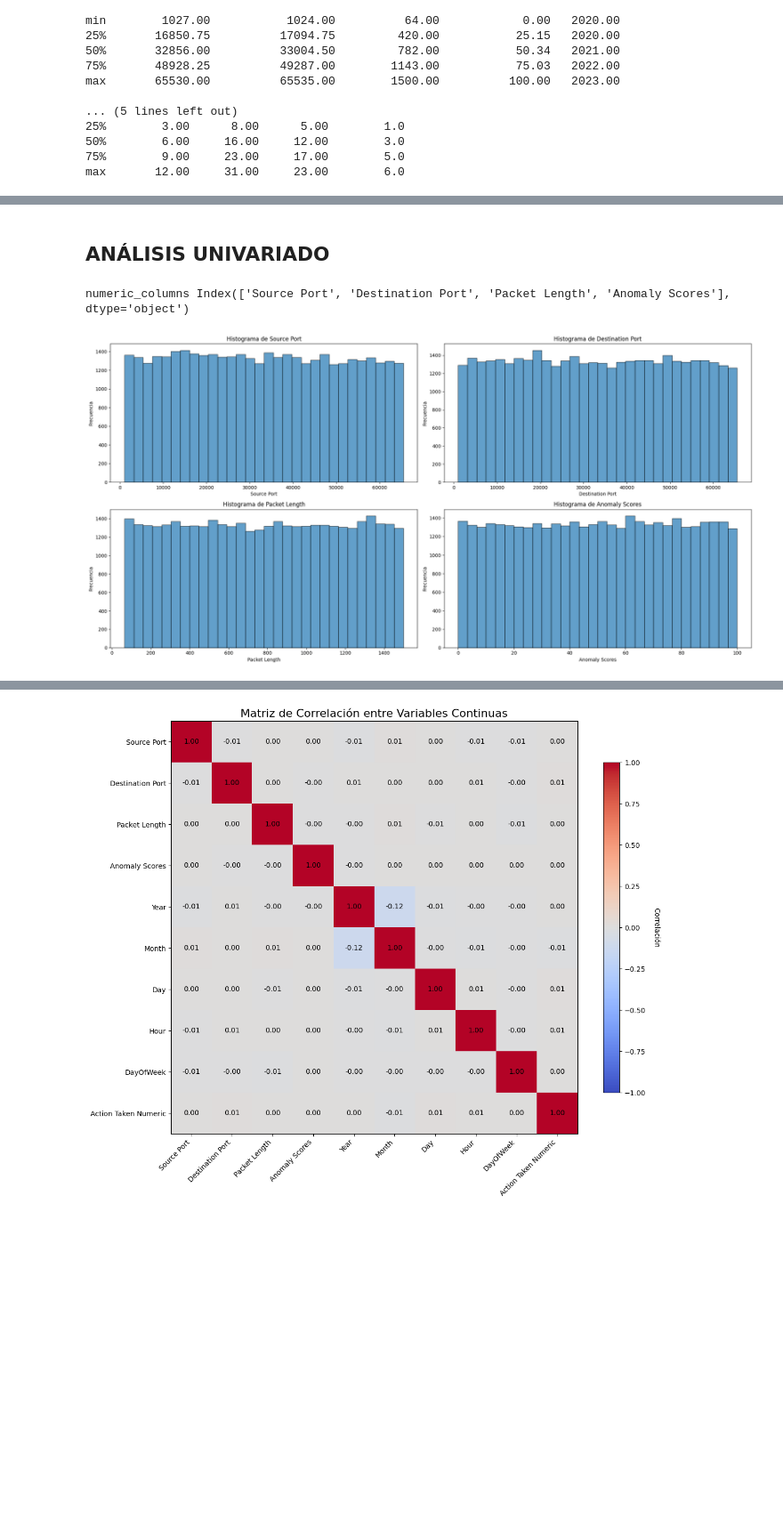
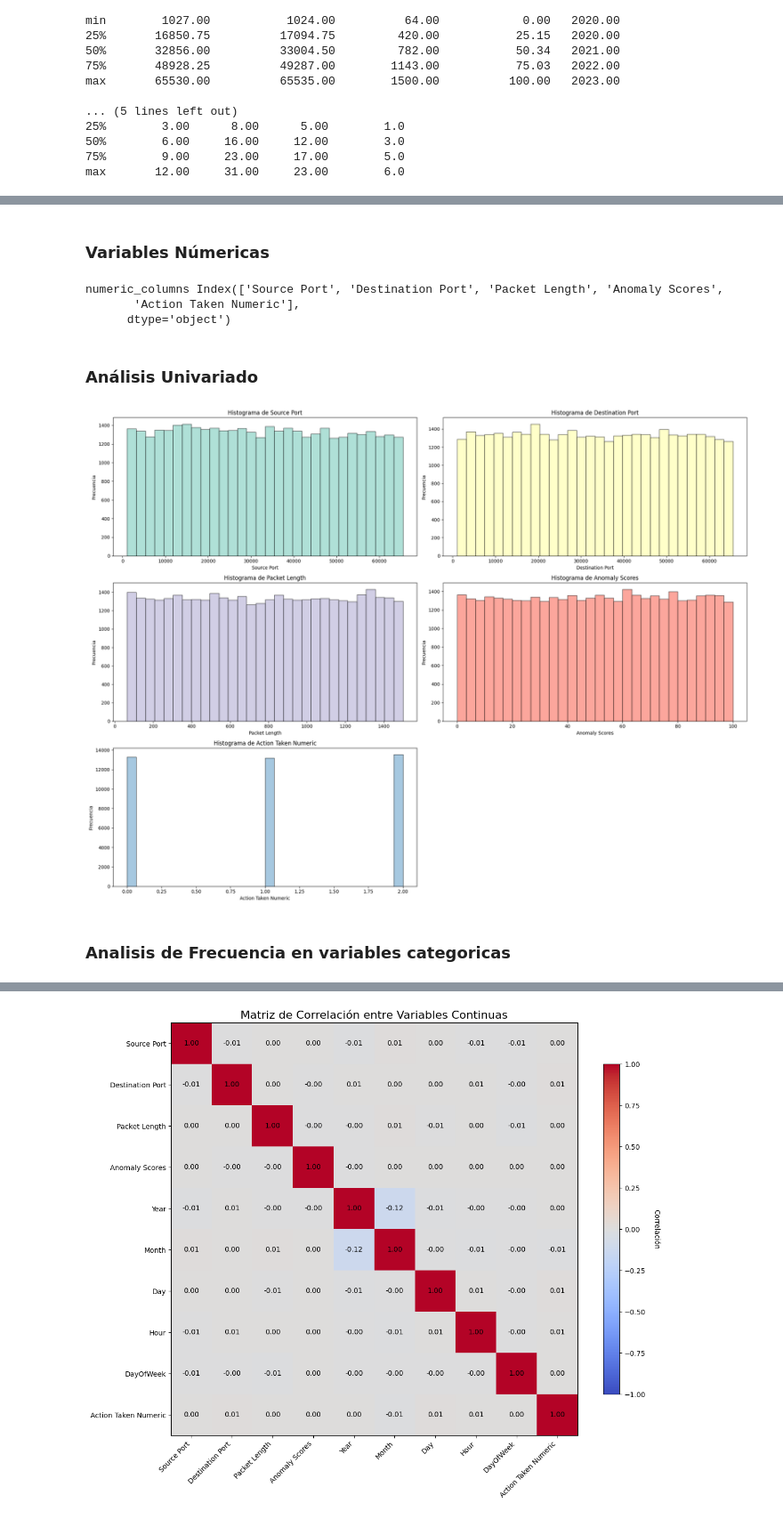
Before and after one commit to acvalenciaudea/fundamentos_de_programacion_cd, a Jupyter notebook: taller3/main.ipynb, the cells around one changed output, grey strips where cells are left out. Shown at 89% size. Drawn from its saved outputs; the diff is of its cells as text; code cells hidden in the pictures; blank space fills up the shorter version.

Commit message:
correcciones y analisis de datos

```diff
--- a/taller3/main.ipynb
+++ b/taller3/main.ipynb
@@ -144,0 +159,7 @@ For example, when doing 'df[col].method(value, inplace=True)', try using 'df.met
+# %%
+# Convertir Timestamp a datetime
+if "Timestamp" in df.columns:
+    df["Timestamp"] = pd.to_datetime(df["Timestamp"], errors="coerce")
+    print(
+        f"Timestamp convertido a datetime. Valores inválidos: {df['Timestamp'].isnull().sum()}"
+    )
@@ -207,0 +260,11 @@ df.head()
+# %%
+if "Anomaly Scores" in df.columns:
+    df["Anomaly_Category"] = pd.cut(
+        df["Anomaly Scores"],
+        bins=[0, 25, 50, 75, 100],
+        labels=["Bajo", "Medio", "Alto", "Crítico"],
+    )
+
+
+print(df["Anomaly_Category"])
+print("✓ Categorización de Anomaly Scores completada")
@@ -236,16 +329,25 @@ max       12.00     31.00     23.00        6.0
 # %%
 # Variables categoricas
-categorical_vars = df.select_dtypes(include=['object', 'category']).columns.tolist()
+categorical_vars = df.select_dtypes(include=["object", "category"]).columns.tolist()
 
 # Excluir direcciones IP que tienen demasiadas categorías únicas
-columns_to_exclude = ['Source IP Address', 'Destination IP Address']
+columns_to_exclude = [
+    "Source IP Address",
+    "Destination IP Address",
+    "Payload Data",
+    "Alert Triggered",
+    "User Information",
+    "Device Information",
+    "Geo-location Data",
+    "Proxy Information",
+    "Firewall Logs",
+    "IDS/IPS Alerts"
+]
 categorical_vars = [col for col in categorical_vars if col not in columns_to_exclude]
 if categorical_vars:
     print(f"\n\nVariables categóricas encontradas: {len(categorical_vars)}")
     for col in categorical_vars[:10]:  # Mostrar solo las primeras 10
         print(f"\n{col}:")
         value_counts = df[col].value_counts()
-        print(value_counts.head())
-        if len(value_counts) > 5:
-            print(f"... y {len(value_counts) - 5} categorías más")
+        print(value_counts)
 # %% [output]
@@ -269,32 +408,38 @@ Name: count, dtype: int64
+# %% [markdown]
+### Variables Númericas
+# %%
+# Identificar variables numéricas del dataset
+numeric_columns = df.select_dtypes(include=["float64", "int64"]).columns
+print("numeric_columns", numeric_columns)
+# %% [output]
+numeric_columns Index(['Source Port', 'Destination Port', 'Packet Length', 'Anomaly Scores',
+       'Action Taken Numeric'],
+      dtype='object')
 # %% [markdown]
-## ANÁLISIS UNIVARIADO
+### Análisis Univariado
 # %%
 # Crear visualizaciones
-fig_count = 1
-numeric_columns = df.select_dtypes(include=["float64", "int64"]).columns
-print("numeric_columns", numeric_columns)
 n_cols = 2
 n_rows = (len(numeric_columns) + n_cols - 1) // n_cols
-
-
 fig, axes = plt.subplots(nrows=n_rows, ncols=n_cols, figsize=(20, 5 * n_rows))
 axes = axes.flatten() if len(numeric_columns) > 1 else [axes]
 
 for i, col in enumerate(numeric_columns):
-    axes[i].hist(df[col].dropna(), bins=30, alpha=0.7, edgecolor="black")
+    axes[i].hist(df[col].dropna(), bins=30, alpha=0.7, edgecolor="black", color=plt.cm.Set3(i))
     axes[i].set_title(f"Histograma de {col}")
     axes[i].set_xlabel(col)
     axes[i].set_ylabel("Frecuencia")
 
 # Ocultar ejes vacíos si los hay
 for j in range(i + 1, len(axes)):
     axes[j].set_visible(False)
 
 plt.tight_layout()
 plt.show()
 # %% [output]
-numeric_columns Index(['Source Port', 'Destination Port', 'Packet Length', 'Anomaly Scores'], dtype='object')
-[figure, old version]
+[figure, new version]
+# %% [markdown]
+### Analisis de Frecuencia en variables categoricas
 # %%
 key_categorical = [
     "Protocol",
```
Also changed, not shown: parts of 37 cells of this notebook, 1 other file.
